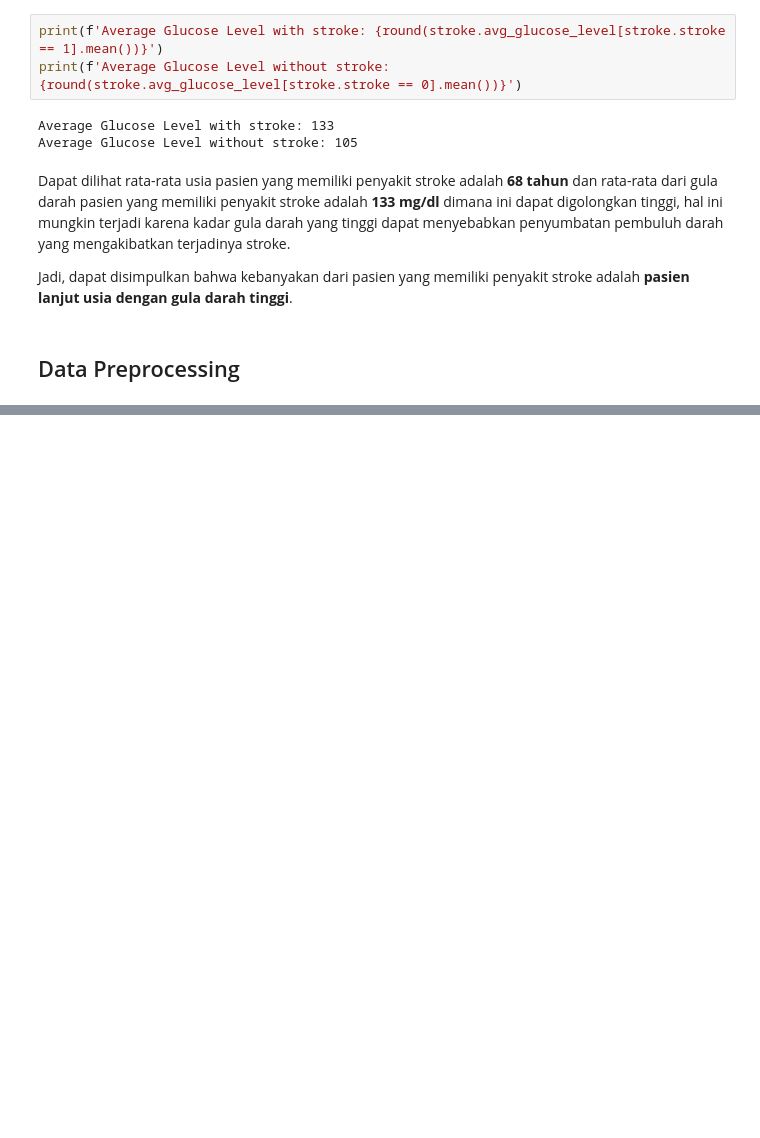
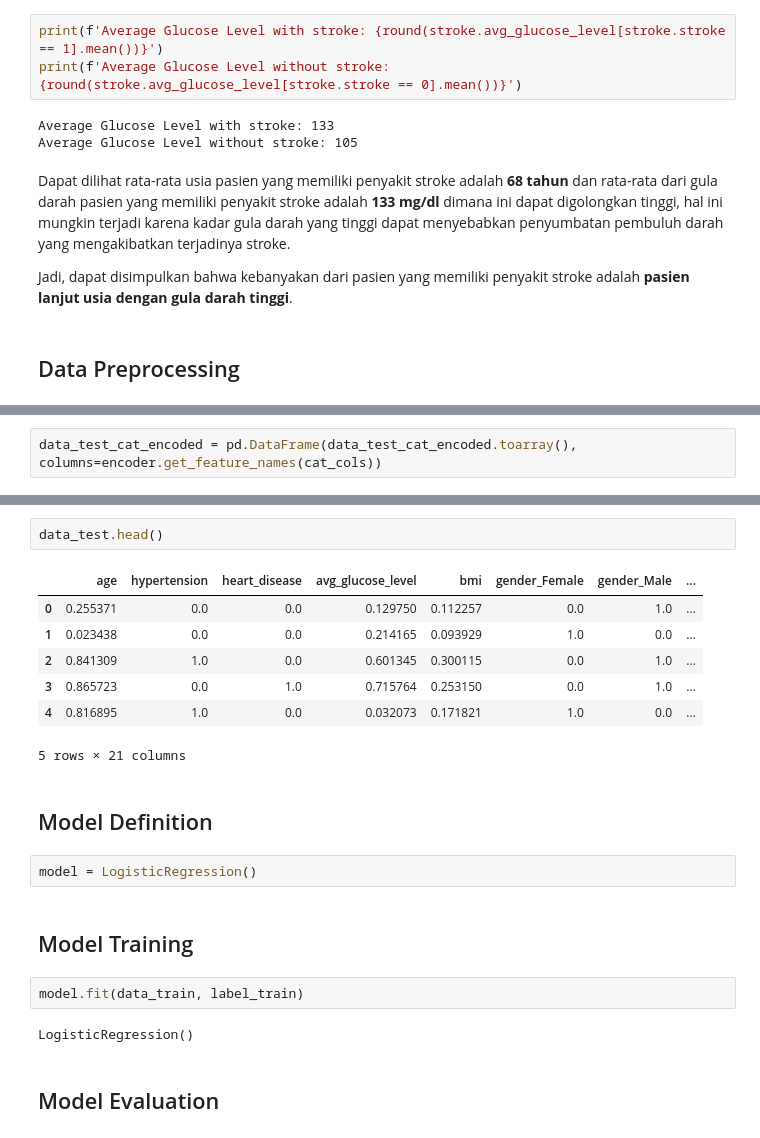
Before and after one commit to Penzragon/h8dsft_LogisticRegression, a Jupyter notebook: script.ipynb, the cells around one changed output, grey strips where cells are left out. Drawn from its saved outputs; the diff is of its cells as text; blank space fills up the shorter version.

Commit message:
Add model evaluation section (NO DOC)

```diff
--- a/script.ipynb
+++ b/script.ipynb
@@ -522,0 +590,2 @@ label = stroke.stroke
+# %%
+data_test_cat_encoded = pd.DataFrame(data_test_cat_encoded.toarray(), columns=encoder.get_feature_names(cat_cols))
@@ -522,0 +647,22 @@ label = stroke.stroke
+# %%
+data_test.head()
+# %% [output]
+|  | age | hypertension | heart_disease | avg_glucose_level | bmi | gender_Female | gender_Male | ... |
+| 0 | 0.255371 | 0.0 | 0.0 | 0.129750 | 0.112257 | 0.0 | 1.0 | ... |
+| 1 | 0.023438 | 0.0 | 0.0 | 0.214165 | 0.093929 | 1.0 | 0.0 | ... |
+| 2 | 0.841309 | 1.0 | 0.0 | 0.601345 | 0.300115 | 0.0 | 1.0 | ... |
+| 3 | 0.865723 | 0.0 | 1.0 | 0.715764 | 0.253150 | 0.0 | 1.0 | ... |
+| 4 | 0.816895 | 1.0 | 0.0 | 0.032073 | 0.171821 | 1.0 | 0.0 | ... |
+5 rows × 21 columns
+# %% [markdown]
+## Model Definition
+# %%
+model = LogisticRegression()
+# %% [markdown]
+## Model Training
+# %%
+model.fit(data_train, label_train)
+# %% [output]
+LogisticRegression()
+# %% [markdown]
+## Model Evaluation
```
Also changed, not shown: parts of 32 cells of this notebook.
